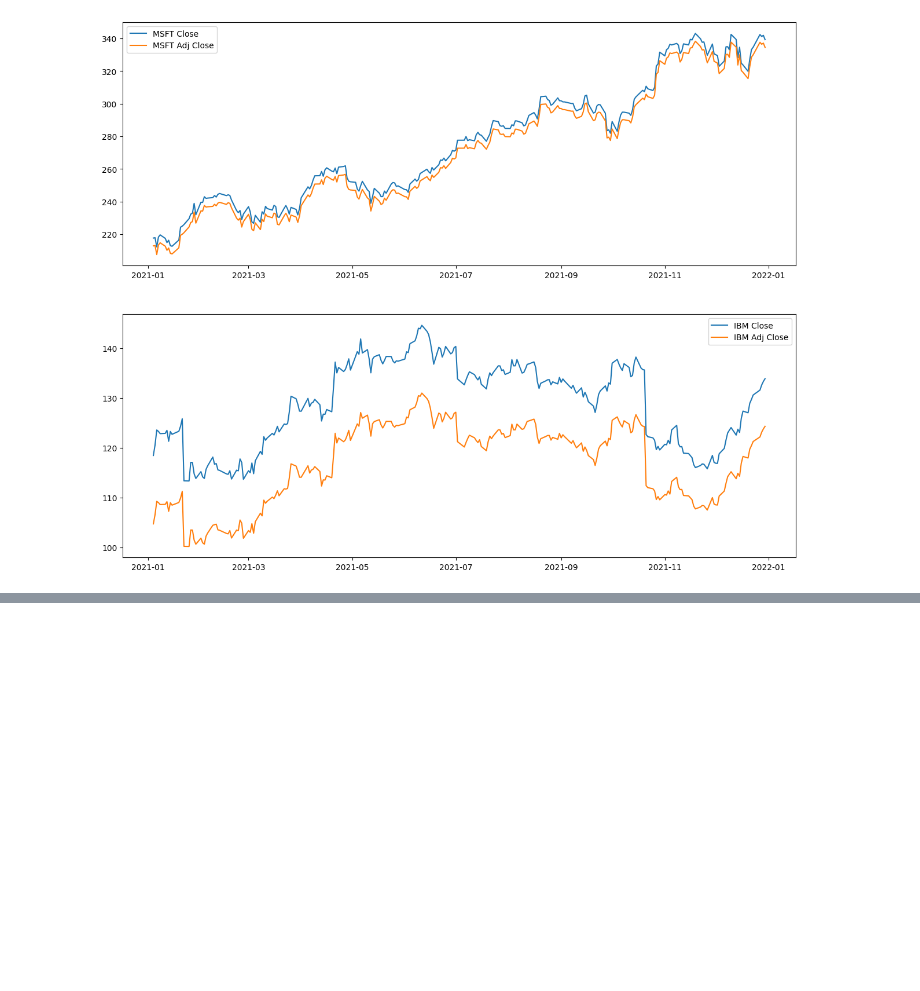
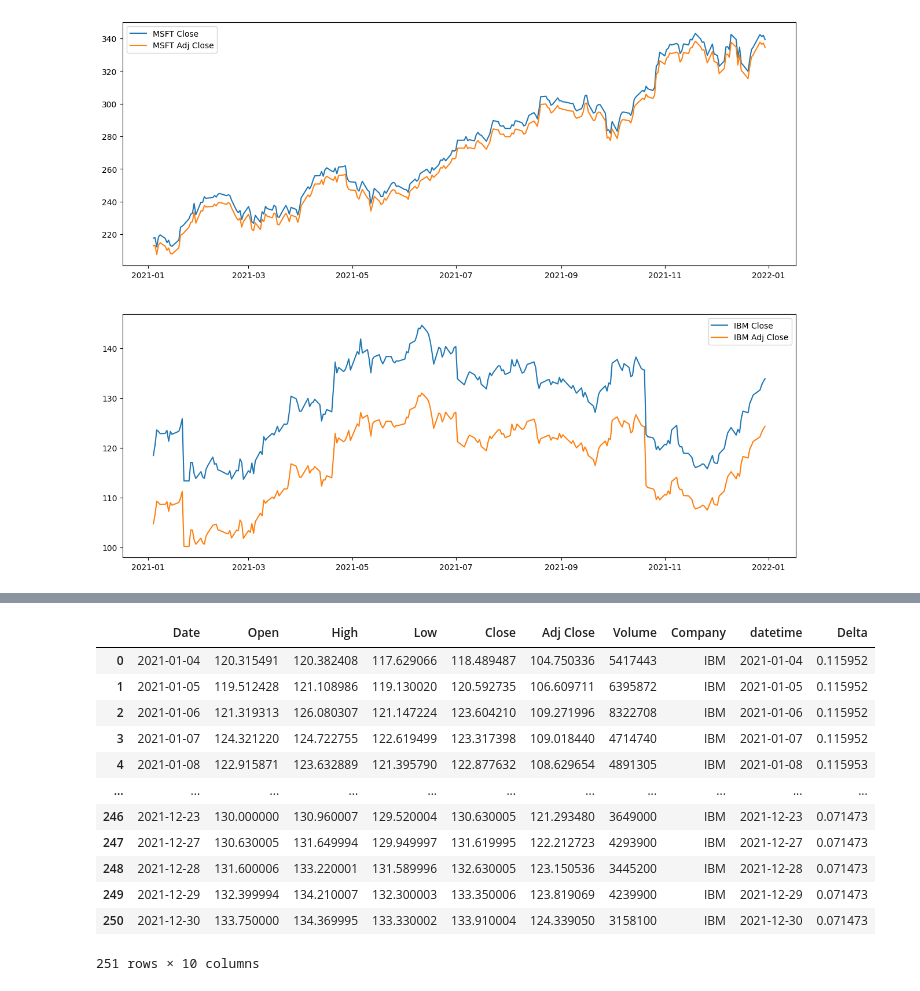
Before and after one commit to SandraNicholas/5559-AIMT-0001, a Jupyter notebook: statistical_analysis.ipynb, the cells around one changed output, grey strips where cells are left out. Cells and saved outputs as stored; diff of their text form; code cells hidden in the pictures; blank space fills up the shorter version.

```diff
--- a/statistical_analysis.ipynb
+++ b/statistical_analysis.ipynb
@@ -312,3 +331,19 @@ df['Delta'] = df['Close'] - df['Adj Close']
+# %%
+df2
+# %% [output]
+|  | Date | Open | High | Low | Close | Adj Close | Volume | Company | datetime | Delta |
+| 0 | 2021-01-04 | 120.315491 | 120.382408 | 117.629066 | 118.489487 | 104.750336 | 5417443 | IBM | 2021-01-04 | 0.115952 |
+| 1 | 2021-01-05 | 119.512428 | 121.108986 | 119.130020 | 120.592735 | 106.609711 | 6395872 | IBM | 2021-01-05 | 0.115952 |
+| 2 | 2021-01-06 | 121.319313 | 126.080307 | 121.147224 | 123.604210 | 109.271996 | 8322708 | IBM | 2021-01-06 | 0.115952 |
+| 3 | 2021-01-07 | 124.321220 | 124.722755 | 122.619499 | 123.317398 | 109.018440 | 4714740 | IBM | 2021-01-07 | 0.115952 |
+| 4 | 2021-01-08 | 122.915871 | 123.632889 | 121.395790 | 122.877632 | 108.629654 | 4891305 | IBM | 2021-01-08 | 0.115953 |
+| ... | ... | ... | ... | ... | ... | ... | ... | ... | ... | ... |
+| 246 | 2021-12-23 | 130.000000 | 130.960007 | 129.520004 | 130.630005 | 121.293480 | 3649000 | IBM | 2021-12-23 | 0.071473 |
+| 247 | 2021-12-27 | 130.630005 | 131.649994 | 129.949997 | 131.619995 | 122.212723 | 4293900 | IBM | 2021-12-27 | 0.071473 |
+| 248 | 2021-12-28 | 131.600006 | 133.220001 | 131.589996 | 132.630005 | 123.150536 | 3445200 | IBM | 2021-12-28 | 0.071473 |
+| 249 | 2021-12-29 | 132.399994 | 134.210007 | 132.300003 | 133.350006 | 123.819069 | 4239900 | IBM | 2021-12-29 | 0.071473 |
+| 250 | 2021-12-30 | 133.750000 | 134.369995 | 133.330002 | 133.910004 | 124.339050 | 3158100 | IBM | 2021-12-30 | 0.071473 |
+251 rows × 10 columns
 # %%
 
 from sklearn import linear_model,metrics
```
Also changed, not shown: parts of 5 cells of this notebook.
